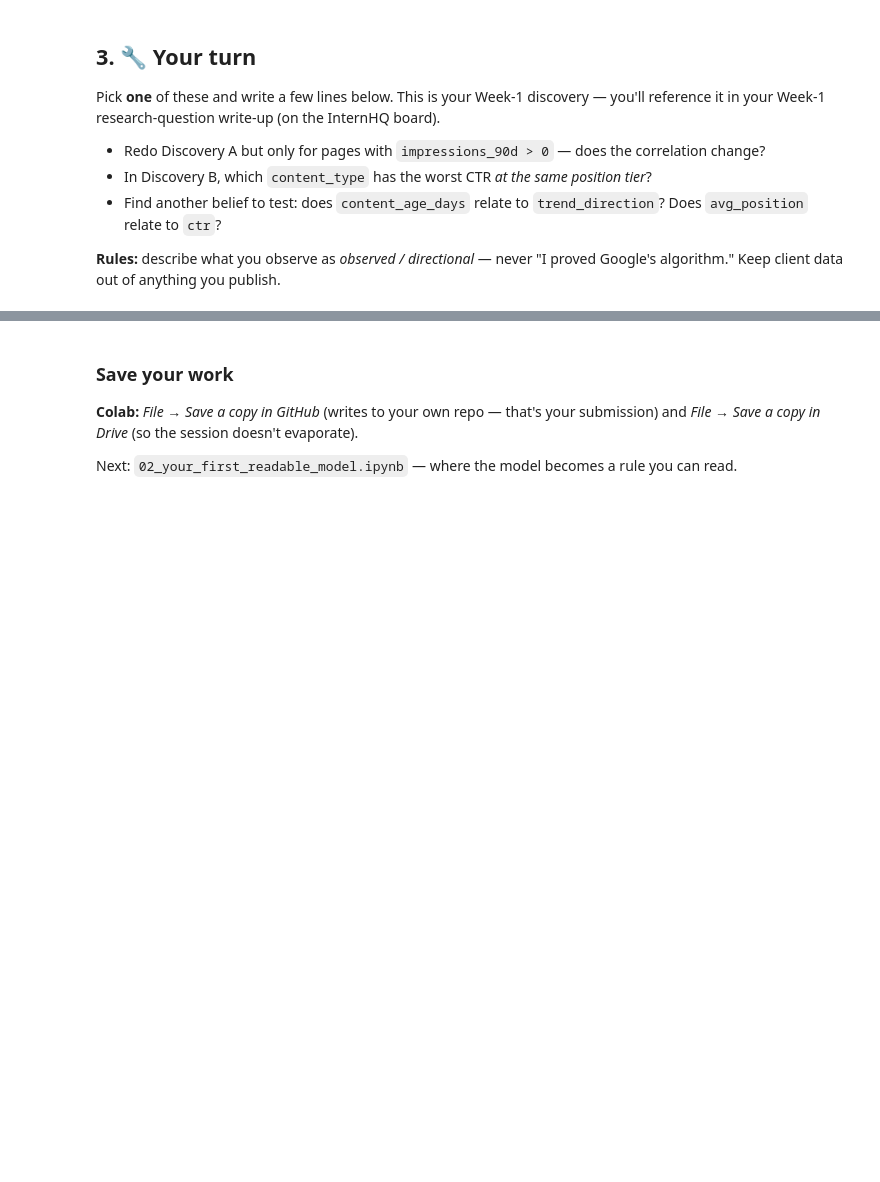
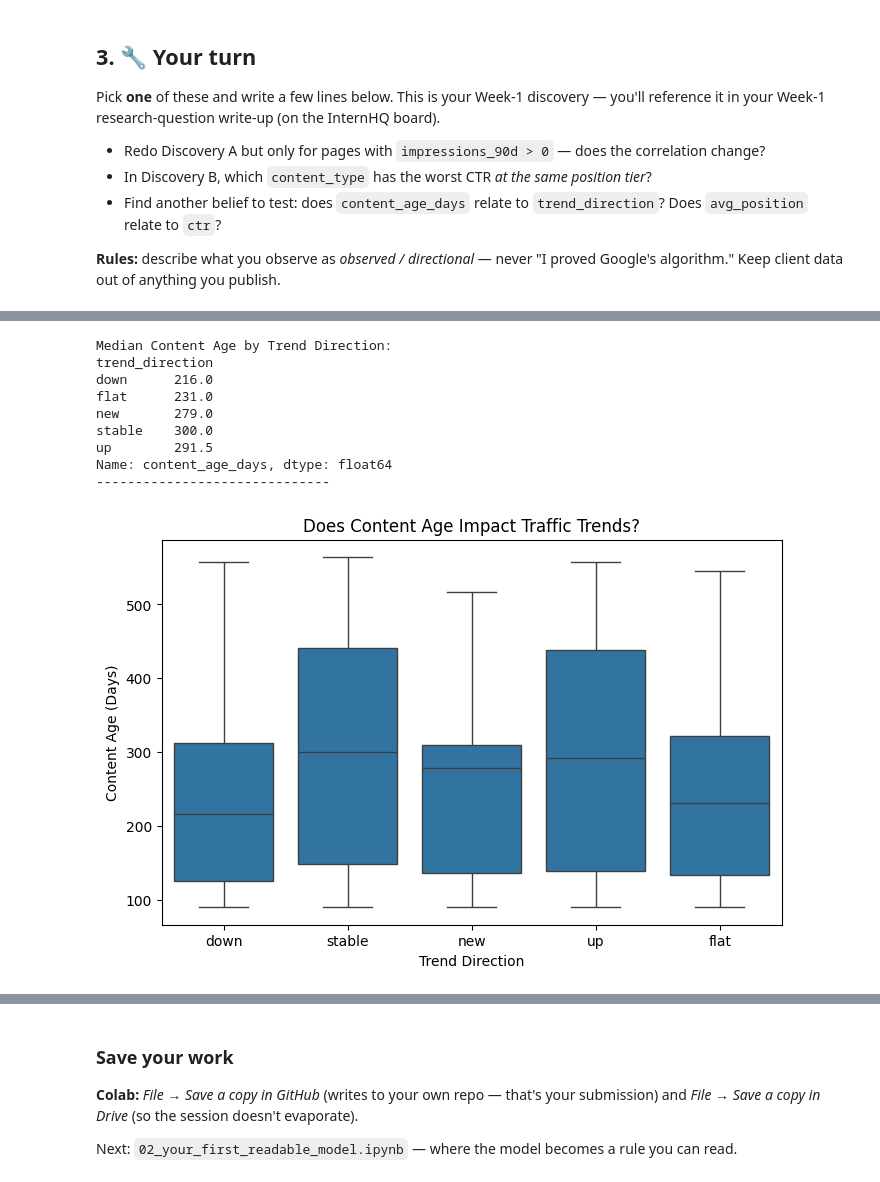
Before and after one commit to somyamaheshwari2612/flyyyyy, a Jupyter notebook: notebooks/01_first_look_and_discovery.ipynb, the cells around one changed output, grey strips where cells are left out. Drawn from its saved outputs; the diff is of its cells as text; code cells hidden in the pictures; blank space fills up the shorter version.

```diff
--- a/notebooks/01_first_look_and_discovery.ipynb
+++ b/notebooks/01_first_look_and_discovery.ipynb
@@ -130,0 +186,35 @@ Pick **one** of these and write a few lines below. This is your Week-1 discovery
+# %%
+#Additional Discovery
+#Does content_age_days relate to trend_direction
+#The Hypothesis: Do older articles tend to decay (trend downward), while newer articles grow (trend upward)?
+#Assuming trend_direction is a categorical column (like "Up", "Down", "Flat") and content_age_days is numeric, the best way to test this is by comparing the median age across the different trend buckets, and visualizing it with a boxplot.
+import seaborn as sns
+import matplotlib.pyplot as plt
+
+#Getting the median age for each trend direction to see the baseline
+age_by_trend = df.groupby("trend_direction")["content_age_days"].median()
+print("Median Content Age by Trend Direction:")
+print(age_by_trend)
+print("-" * 30)
+
+#Visualizing the spread to see if there are clear patterns
+plt.figure(figsize=(8, 5))
+sns.boxplot(data=df, x="trend_direction", y="content_age_days")
+plt.title("Does Content Age Impact Traffic Trends?")
+plt.ylabel("Content Age (Days)")
+plt.xlabel("Trend Direction")
+plt.show()
+#My hypothesis was likely that older content is rotting and trending downward. The data shows the exact opposite.
+#Trending Down / Flat: ~7 to 7.5 months old (216–231 days)
+#Trending Up / Stable: ~9.5 to 10 months old (291–300 days)
+# %% [output]
+Median Content Age by Trend Direction:
+trend_direction
+down      216.0
+flat      231.0
+new       279.0
+stable    300.0
+up        291.5
+Name: content_age_days, dtype: float64
+------------------------------
+[figure, added]
```
Also changed, not shown: parts of 8 cells of this notebook.
